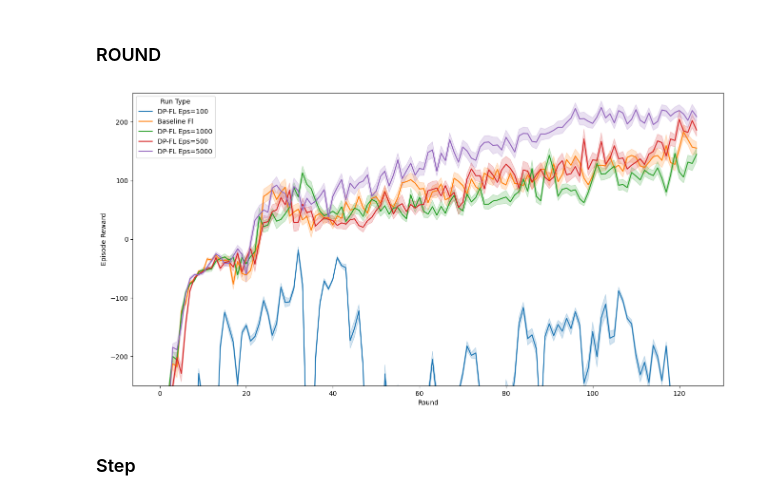
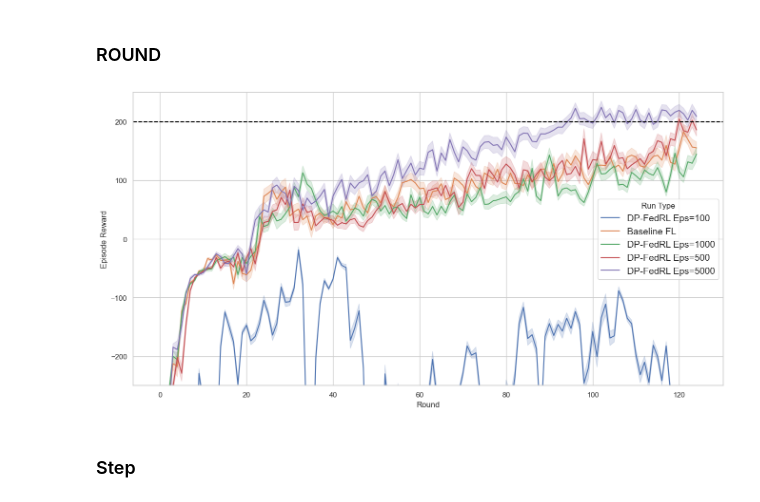
Before and after one commit to henriquem27/CS595-Project-FedRL, a Jupyter notebook: plotting.ipynb, the cells around one changed output. Saved outputs shown, nothing was run; the diff lists cells and outputs as text; code cells hidden in the pictures.

```diff
--- a/plotting.ipynb
+++ b/plotting.ipynb
@@ -9,7 +23,7 @@ import seaborn as sns
 # %% [markdown]
 # Plot Learning Curves
 # %%
-se_path = 'sv_results/v4/all_metrics.csv'
+se_path = 'sv_results/v5/all_metrics.csv'
 
 df = pd.read_csv(se_path)
 
@@ -19,9 +33,9 @@ df = df[df['run_type'] != 'single_moon']
 
 print(df['run_type'].unique())
 
-df['run_type'] = df['run_type'].replace({'dp_fl_sens18.0_eps100.0': 'DP-FL Eps=100',
-'dp_fl_sens18.0_eps500.0': 'DP-FL Eps=500', 'dp_fl_sens18.0_eps5000' : 'DP-FL Eps=5000', 'dp_fl_sens18.0_eps1000.0': 'DP-FL Eps=1000',
-'fl_run': 'Baseline Fl'
+df['run_type'] = df['run_type'].replace({'dp_fl_sens18.0_eps100.0': 'DP-FedRL Eps=100',
+'dp_fl_sens18.0_eps500.0': 'DP-FedRL Eps=500', 'dp_fl_sens18.0_eps5000' : 'DP-FedRL Eps=5000', 'dp_fl_sens18.0_eps1000.0': 'DP-FedRL Eps=1000',
+'fl_run': 'Baseline FL'
 })
 df['episode_id'] = df.groupby('metric').cumcount()
 
@@ -35,7 +49,7 @@ df_pivoted.columns.name = None
 df_pivoted.head()
 
 
-df_pivoted.to_csv('sv_results/v4/all_metrics_pivoted.csv', index=False)
+df_pivoted.to_csv('sv_results/v5/all_metrics_pivoted.csv', index=False)
 # %% [output]
 ['dp_fl_sens18.0_eps100.0' 'dp_fl_sens18.0_eps500.0'
  'dp_fl_sens18.0_eps5000' 'dp_fl_sens18.0_eps1000.0' 'fl_run']
@@ -44,29 +58,30 @@ df_pivoted.to_csv('sv_results/v4/all_metrics_pivoted.csv', index=False)
 # %%
 
 
 OUTPUT_DIR = "figures"
 # Ensure the directory exists BEFORE trying to save
 os.makedirs(OUTPUT_DIR, exist_ok=True)
 
 plt.figure(figsize=(16, 8))
 sns.lineplot(data=df_pivoted, x="round", y="episode_reward", hue="run_type")
 
 plt.xlabel("Round")
 plt.ylabel("Episode Reward")
 plt.ylim(-250, 250)
-plt.legend(title="Run Type")
+plt.axhline(y=200, color="black", linestyle="--")
+plt.legend(title="Run Type",markerscale=2, fontsize=14)
 
 # --- FIX START ---
 # 1. Define the path
 filename = "round_learning_curve.pdf"
 out_path = os.path.join(OUTPUT_DIR, filename)
 
 # 2. Save the figure FIRST (while the canvas still has data)
 plt.savefig(out_path, dpi=150, bbox_inches='tight')
 
 # 3. Show the figure LAST (this will clear the canvas)
 plt.show()
 # %% [output]
-[figure, old version]
+[figure, new version]
 # %% [markdown]
 ### Step
```
Also changed, not shown: parts of 23 cells of this notebook, 15 other files.
